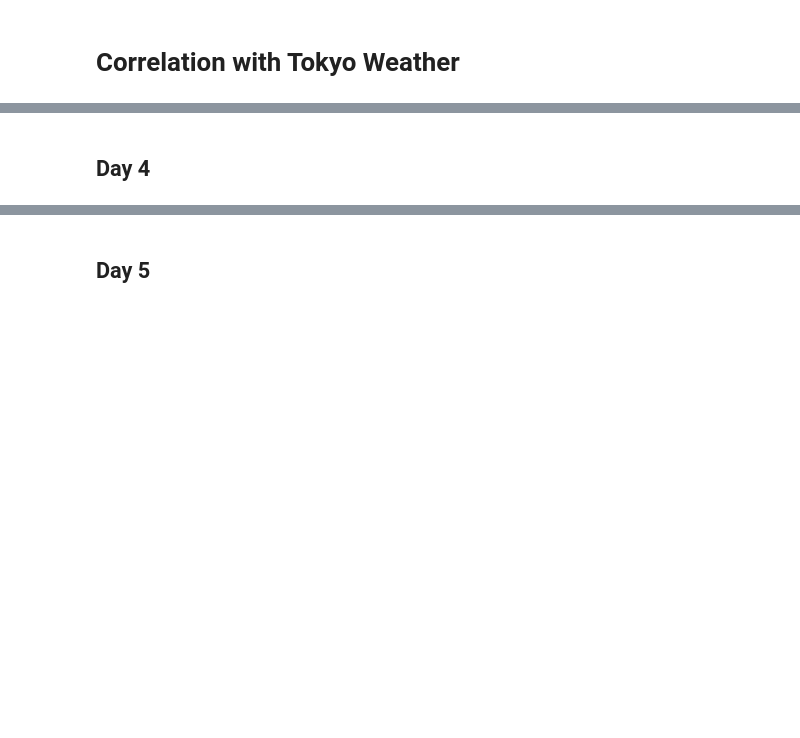
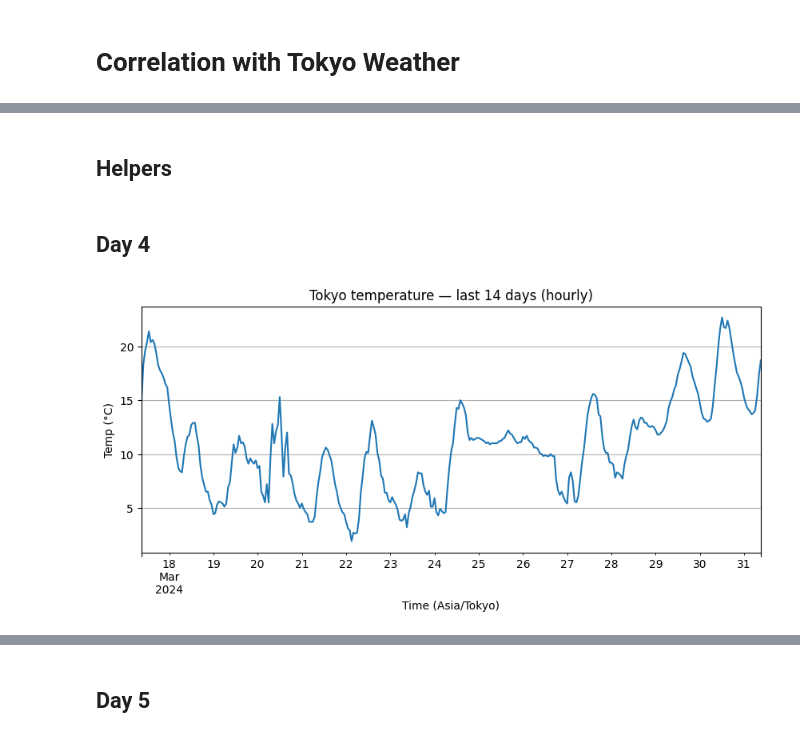
Before and after one commit to infamousperi/GBSV_MC, a Jupyter notebook: MC1/Correlation.ipynb, the cells around one changed output, grey strips where cells are left out. Saved outputs shown, nothing was run; the diff lists cells and outputs as text; code cells hidden in the pictures; blank space fills up the shorter version.

```diff
--- a/MC1/Correlation.ipynb
+++ b/MC1/Correlation.ipynb
@@ -51,3 +49,5 @@ if 'rhum' not in df.columns and {'temp','dwpt'}.issubset(df.columns):
+# %% [markdown]
+## Helpers
 # %%
 def xcorr(a: pd.Series, b: pd.Series, max_lag_hours: int = 72) -> pd.Series:
     joined = pd.concat([a, b], axis=1).dropna()
@@ -71,3 +77,12 @@ def znorm(s: pd.Series) -> pd.Series:
 # %% [markdown]
 ## Day 4
+# %%
+start_date = df.index.max() - pd.Timedelta('14D')
+ax = df.loc[df.index >= start_date, 'temp'].plot(title="Tokyo temperature — last 14 days (hourly)")
+
+ax.set_xlabel("Time (Asia/Tokyo)")
+ax.set_ylabel("Temp (°C)")
+plt.show()
+# %% [output]
+[figure, added]
 # %%
```
Also changed, not shown: parts of 20 cells of this notebook.
